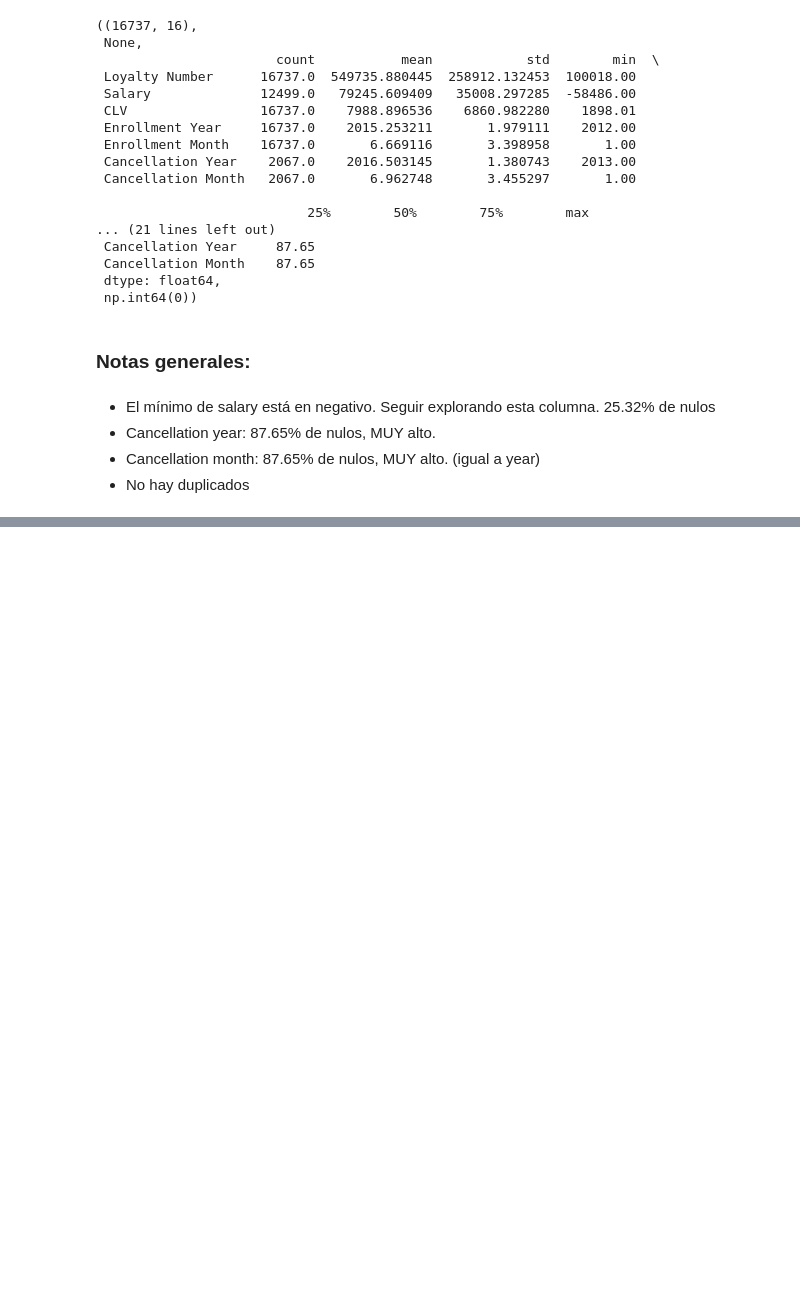
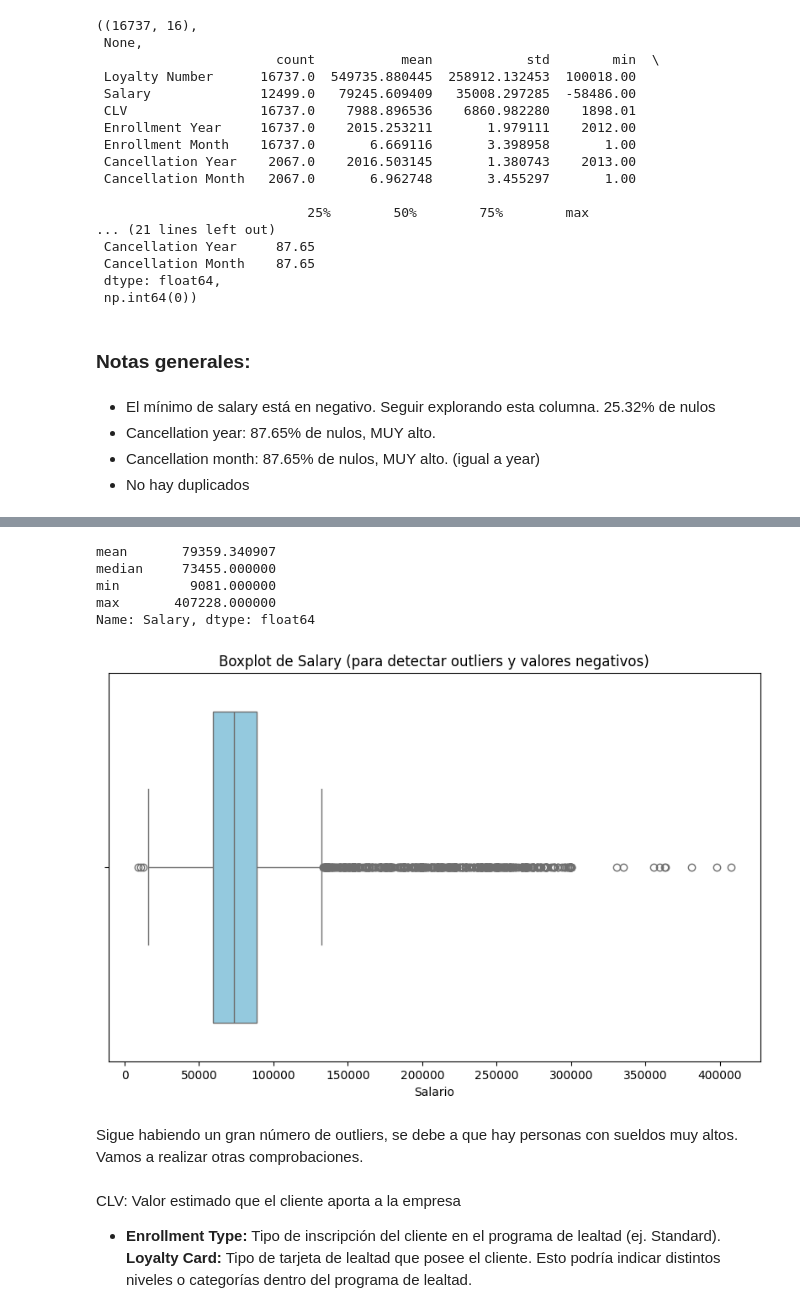
Before and after one commit to Adalab/bda-modulo-3-evaluacion-final-elenapavonfernandez-ui, a Jupyter notebook: notebooks/01_exploracion.ipynb, the cells around one changed output, grey strips where cells are left out. Drawn from its saved outputs; the diff is of its cells as text; code cells hidden in the pictures; blank space fills up the shorter version.

```diff
--- a/notebooks/01_exploracion.ipynb
+++ b/notebooks/01_exploracion.ipynb
@@ -294,0 +347,26 @@ df_l["Salary"]
+# %%
+#convertimos la columna a valores absolutos
+df_l["Salary"] = df_l["Salary"].abs()
+# %%
+#recalculo los datos
+df_l["Salary"].agg(['mean','median','min','max'])
+# %% [output]
+mean       79359.340907
+median     73455.000000
+min         9081.000000
+max       407228.000000
+Name: Salary, dtype: float64
+# %%
+plt.figure(figsize=(10,6))
+sns.boxplot(x=df_l["Salary"], color="skyblue")
+plt.title("Boxplot de Salary (para detectar outliers y valores negativos)")
+plt.xlabel("Salario")
+plt.show()
+# %% [output]
+[figure, added]
+# %% [markdown]
+Sigue habiendo un gran número de outliers, se debe a que hay personas con sueldos muy altos. Vamos a realizar otras comprobaciones.
+# %% [markdown]
+CLV: Valor estimado que el cliente aporta a la empresa
+- **Enrollment Type:** Tipo de inscripción del cliente en el programa de lealtad (ej. Standard).
+**Loyalty Card:** Tipo de tarjeta de lealtad que posee el cliente. Esto podría indicar distintos niveles o categorías dentro del programa de lealtad.
```
Also changed, not shown: parts of 20 cells of this notebook, 1 other file.
